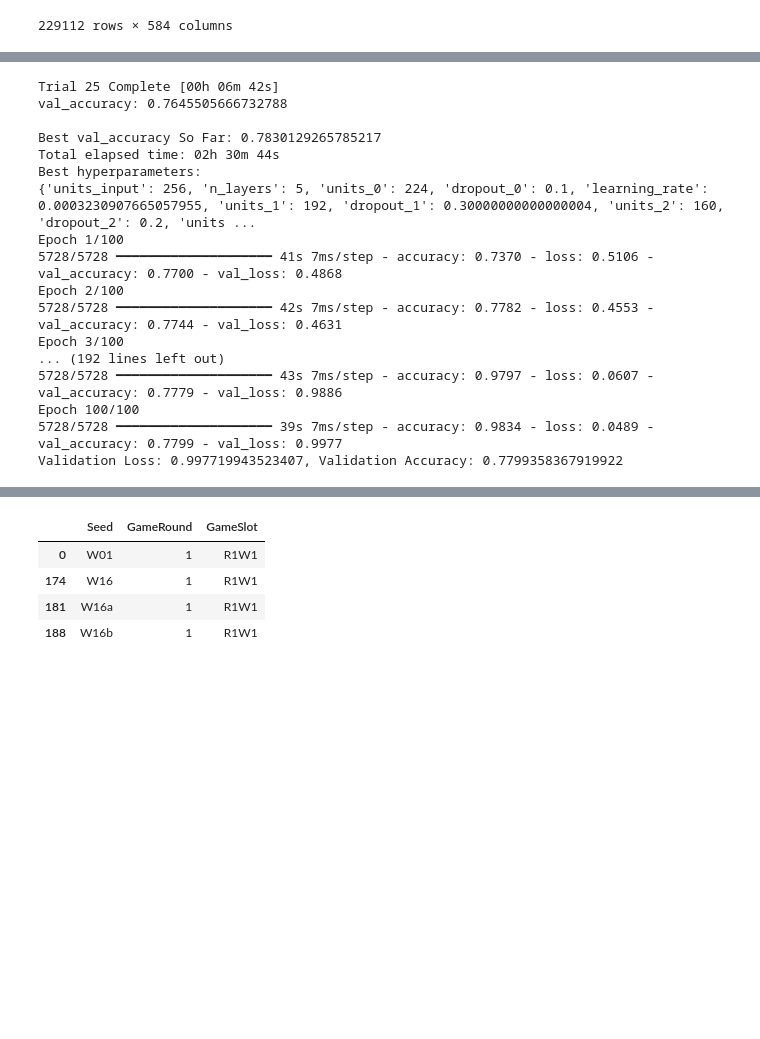
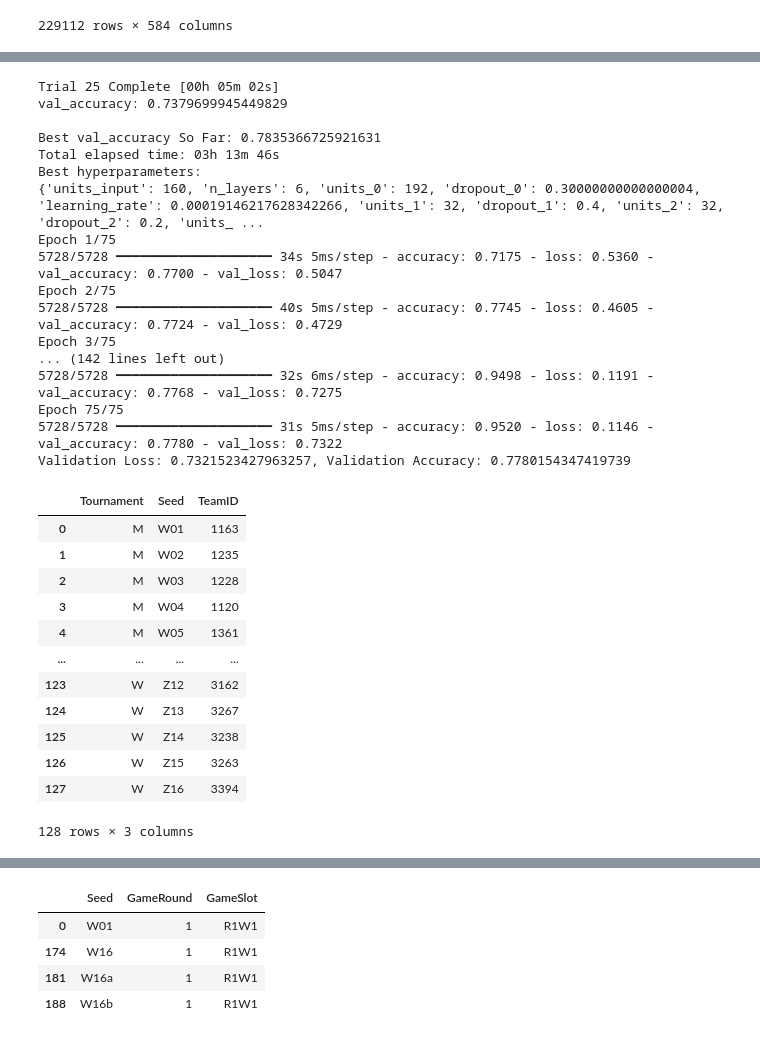
Before and after one commit to jacksonmlukas/marchmadness2024, a Jupyter notebook: neuralnetpredictor.ipynb, the cells around one changed output, grey strips where cells are left out. Drawn from its saved outputs; the diff is of its cells as text; code cells hidden in the pictures; blank space fills up the shorter version.

```diff
--- a/neuralnetpredictor.ipynb
+++ b/neuralnetpredictor.ipynb
@@ -460,7 +460,7 @@ stop_early = tf.keras.callbacks.EarlyStopping(monitor='val_loss', patience=5)
 
 # Start hyperparameter search
 tuner.search(X_train_scaled, y_train,
-             epochs=30,
+             epochs=50,
              validation_data=(X_val_scaled, y_val),
              callbacks=[stop_early],
              verbose=1)
@@ -473,30 +473,30 @@ print(f"Best hyperparameters:\n{best_hps.values}")
 best_model = tuner.hypermodel.build(best_hps)
 history = best_model.fit(X_train_scaled, y_train,
                          validation_data=(X_val_scaled, y_val),
-                         epochs=100,  # You may adjust this based on the early stopping callback
+                         epochs=75,  # You may adjust this based on the early stopping callback
                          verbose=1)
 
 # Optionally, evaluate the best model
 val_loss, val_accuracy = best_model.evaluate(X_val_scaled, y_val, verbose=0)
 print(f'Validation Loss: {val_loss}, Validation Accuracy: {val_accuracy}')
 # %% [output]
-Trial 25 Complete [00h 06m 42s]
-val_accuracy: 0.7645505666732788
+Trial 25 Complete [00h 05m 02s]
+val_accuracy: 0.7379699945449829
 
-Best val_accuracy So Far: 0.7830129265785217
-Total elapsed time: 02h 30m 44s
+Best val_accuracy So Far: 0.7835366725921631
+Total elapsed time: 03h 13m 46s
 Best hyperparameters:
-{'units_input': 256, 'n_layers': 5, 'units_0': 224, 'dropout_0': 0.1, 'learning_rate': 0.0003230907665057955, 'units_1': 192, 'dropout_1': 0.30000000000000004, 'units_2': 160, 'dropout_2': 0.2, 'units ...
-Epoch 1/100
-5728/5728 ━━━━━━━━━━━━━━━━━━━━ 41s 7ms/step - accuracy: 0.7370 - loss: 0.5106 - val_accuracy: 0.7700 - val_loss: 0.4868
-Epoch 2/100
-5728/5728 ━━━━━━━━━━━━━━━━━━━━ 42s 7ms/step - accuracy: 0.7782 - loss: 0.4553 - val_accuracy: 0.7744 - val_loss: 0.4631
-Epoch 3/100
-... (192 lines left out)
-5728/5728 ━━━━━━━━━━━━━━━━━━━━ 43s 7ms/step - accuracy: 0.9797 - loss: 0.0607 - val_accuracy: 0.7779 - val_loss: 0.9886
-Epoch 100/100
-5728/5728 ━━━━━━━━━━━━━━━━━━━━ 39s 7ms/step - accuracy: 0.9834 - loss: 0.0489 - val_accuracy: 0.7799 - val_loss: 0.9977
-Validation Loss: 0.997719943523407, Validation Accuracy: 0.7799358367919922
+{'units_input': 160, 'n_layers': 6, 'units_0': 192, 'dropout_0': 0.30000000000000004, 'learning_rate': 0.00019146217628342266, 'units_1': 32, 'dropout_1': 0.4, 'units_2': 32, 'dropout_2': 0.2, 'units_ ...
+Epoch 1/75
+5728/5728 ━━━━━━━━━━━━━━━━━━━━ 34s 5ms/step - accuracy: 0.7175 - loss: 0.5360 - val_accuracy: 0.7700 - val_loss: 0.5047
+Epoch 2/75
+5728/5728 ━━━━━━━━━━━━━━━━━━━━ 40s 5ms/step - accuracy: 0.7745 - loss: 0.4605 - val_accuracy: 0.7724 - val_loss: 0.4729
+Epoch 3/75
+... (142 lines left out)
+5728/5728 ━━━━━━━━━━━━━━━━━━━━ 32s 6ms/step - accuracy: 0.9498 - loss: 0.1191 - val_accuracy: 0.7768 - val_loss: 0.7275
+Epoch 75/75
+5728/5728 ━━━━━━━━━━━━━━━━━━━━ 31s 5ms/step - accuracy: 0.9520 - loss: 0.1146 - val_accuracy: 0.7780 - val_loss: 0.7322
+Validation Loss: 0.7321523427963257, Validation Accuracy: 0.7780154347419739
 # %%
 teams = pd.read_csv('/kaggle/input/march-machine-learning-mania-2024/MTeams.csv')
 # %%
@@ -572,0 +576,16 @@ def generate_game_features(team_id_a, team_id_b, season, day_num, encoder, scale
+# %%
+seeds_csv
+# %% [output]
+|  | Tournament | Seed | TeamID |
+| 0 | M | W01 | 1163 |
+| 1 | M | W02 | 1235 |
+| 2 | M | W03 | 1228 |
+| 3 | M | W04 | 1120 |
+| 4 | M | W05 | 1361 |
+| ... | ... | ... | ... |
+| 123 | W | Z12 | 3162 |
+| 124 | W | Z13 | 3267 |
+| 125 | W | Z14 | 3238 |
+| 126 | W | Z15 | 3263 |
+| 127 | W | Z16 | 3394 |
+128 rows × 3 columns
```
Also changed, not shown: parts of 10 cells of this notebook.
